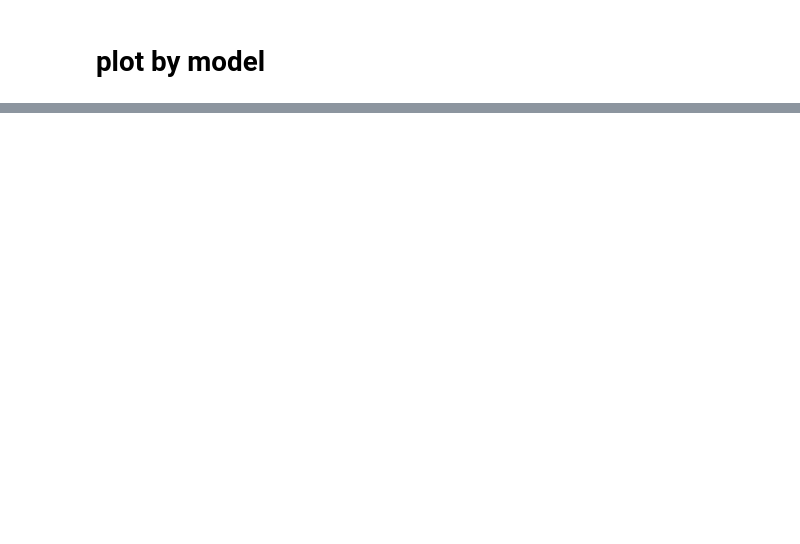
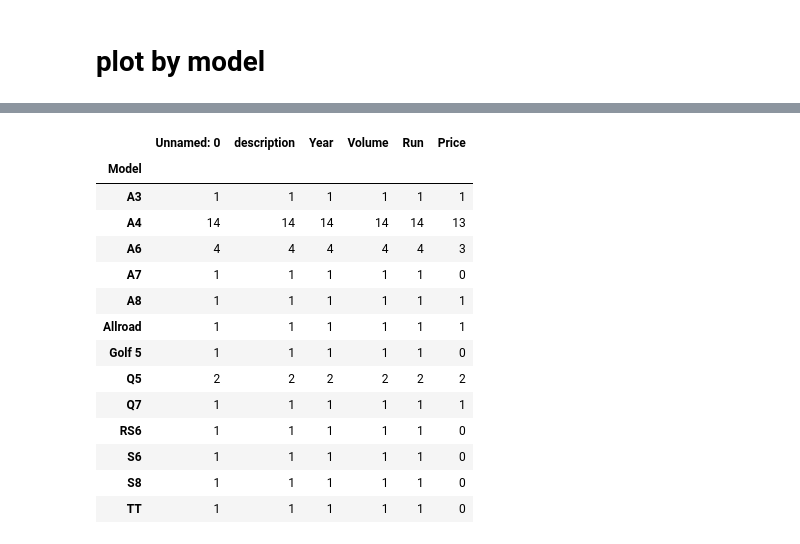
Before and after one commit to ugnevaisvilaite/She-Goes-Tech22, a Jupyter notebook: day_20/day_20_homework.ipynb, the cells around one changed output, grey strips where cells are left out. Saved outputs shown, nothing was run; the diff lists cells and outputs as text; code cells hidden in the pictures; blank space fills up the shorter version.

```diff
--- a/day_20/day_20_homework.ipynb
+++ b/day_20/day_20_homework.ipynb
@@ -210 +195,21 @@ audi_model
+# %%
+audi_model = audi_df.groupby(['Model']).count()
+audi = audi_model.drop(columns=["url"])
+audi
+# %% [output]
+|  | Unnamed: 0 | description | Year | Volume | Run | Price |
+| Model |  |  |  |  |  |  |
+| A3 | 1 | 1 | 1 | 1 | 1 | 1 |
+| A4 | 14 | 14 | 14 | 14 | 14 | 13 |
+| A6 | 4 | 4 | 4 | 4 | 4 | 3 |
+| A7 | 1 | 1 | 1 | 1 | 1 | 0 |
+| A8 | 1 | 1 | 1 | 1 | 1 | 1 |
+| Allroad | 1 | 1 | 1 | 1 | 1 | 1 |
+| Golf 5 | 1 | 1 | 1 | 1 | 1 | 0 |
+| Q5 | 2 | 2 | 2 | 2 | 2 | 2 |
+| Q7 | 1 | 1 | 1 | 1 | 1 | 1 |
+| RS6 | 1 | 1 | 1 | 1 | 1 | 0 |
+| S6 | 1 | 1 | 1 | 1 | 1 | 0 |
+| S8 | 1 | 1 | 1 | 1 | 1 | 0 |
+| TT | 1 | 1 | 1 | 1 | 1 | 0 |
 # %%
```
Also changed, not shown: parts of 10 cells of this notebook, 5 other files.
